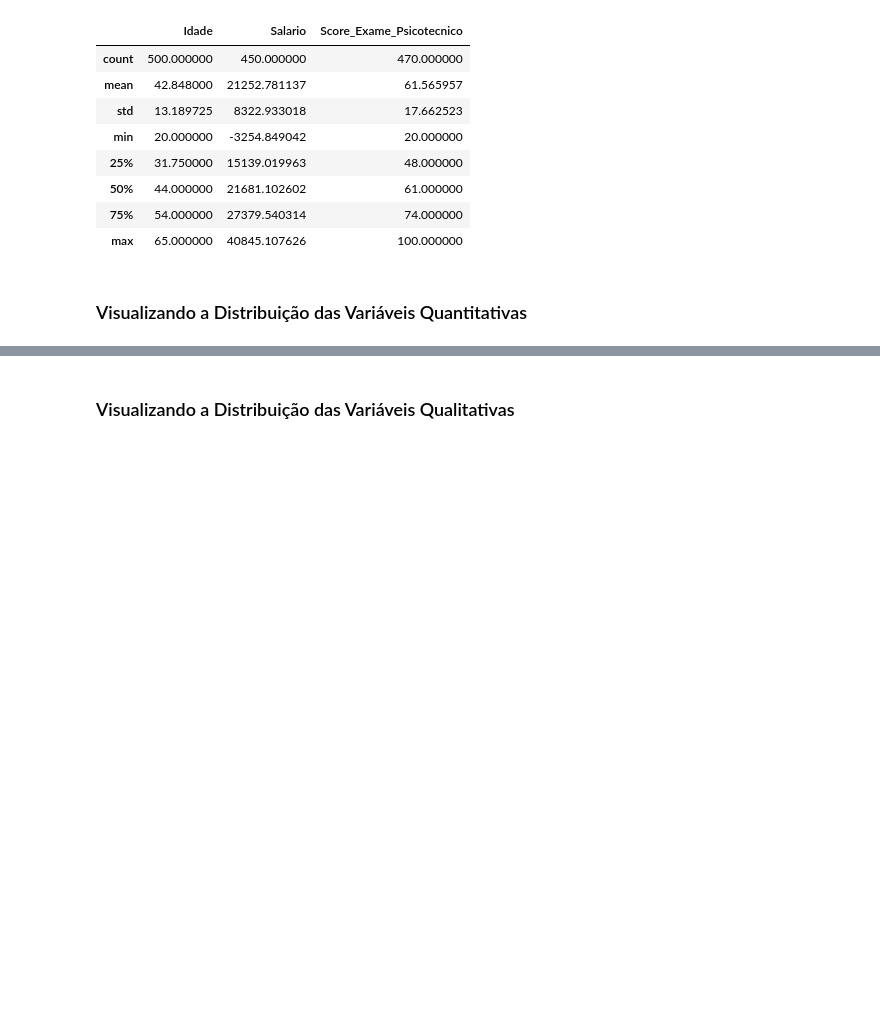
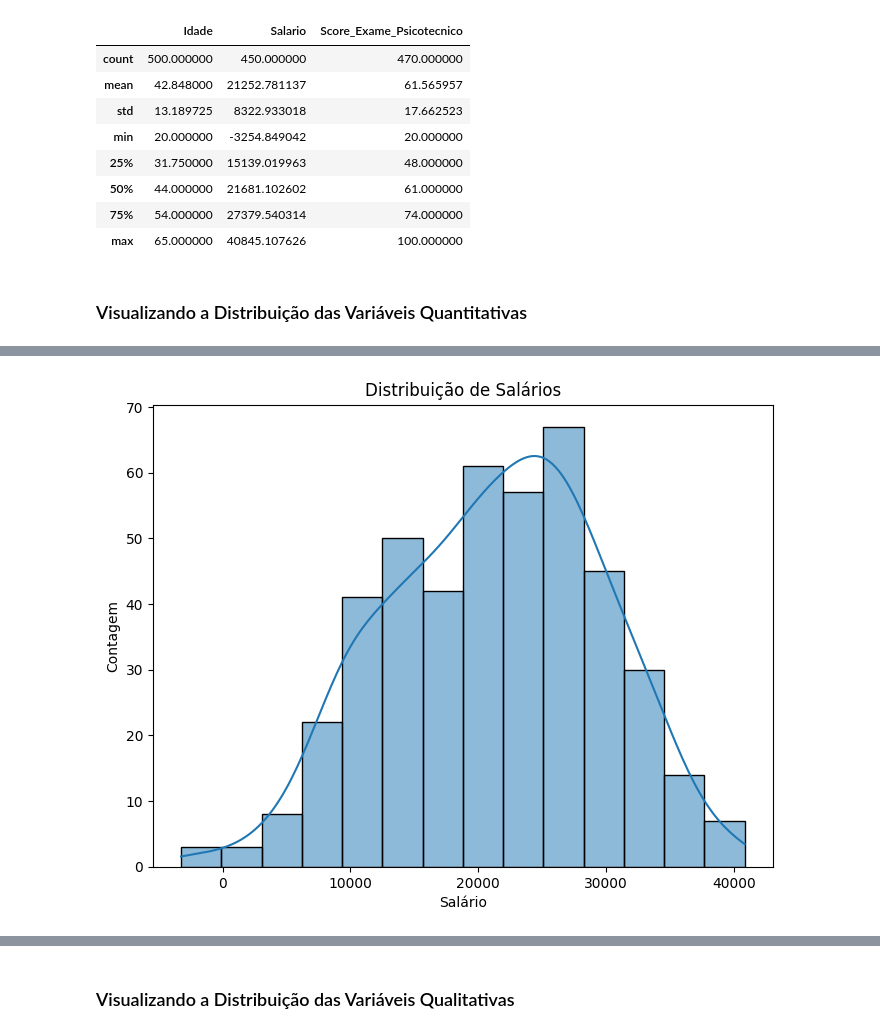
Before and after one commit to clenio77/my-data-analyst, a Jupyter notebook: Capitulo04/DSA-Projeto2.ipynb, the cells around one changed output, grey strips where cells are left out. Saved outputs shown, nothing was run; the diff lists cells and outputs as text; code cells hidden in the pictures; blank space fills up the shorter version.

```diff
--- a/Capitulo04/DSA-Projeto2.ipynb
+++ b/Capitulo04/DSA-Projeto2.ipynb
@@ -129,11 +144,13 @@ plt.show()
 # %%
 # Distribuição de Salários
 plt.figure(figsize = (8, 6))
-sns.histplot(df_dsa['Salario'], kde = True)
+sns.histplot(df['Salario'], kde = True)
 plt.title('Distribuição de Salários')
 plt.xlabel('Salário')
 plt.ylabel('Contagem')
 plt.show()
+# %% [output]
+[figure, added]
 # %%
 # Distribuição de Scores
 plt.figure(figsize = (8, 6))
```
Also changed, not shown: parts of 27 cells of this notebook.
